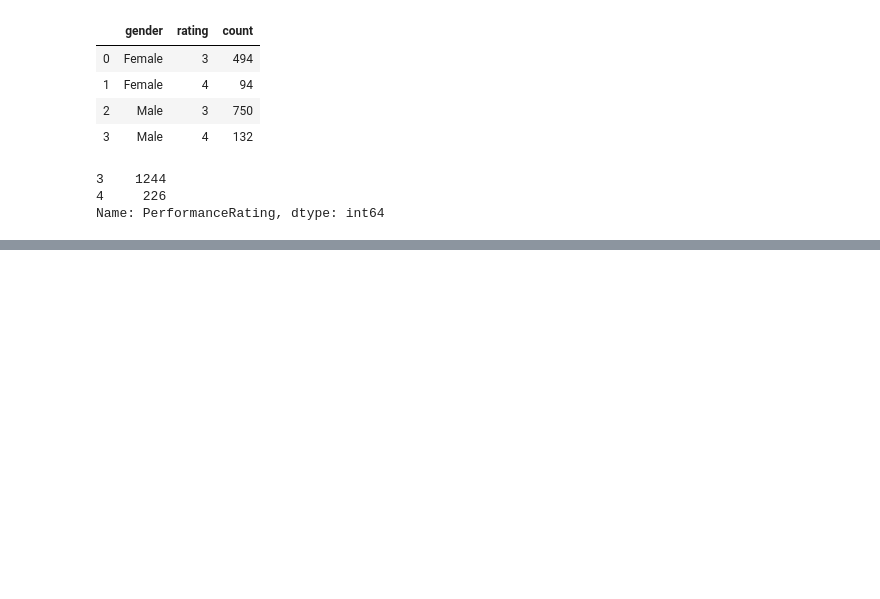
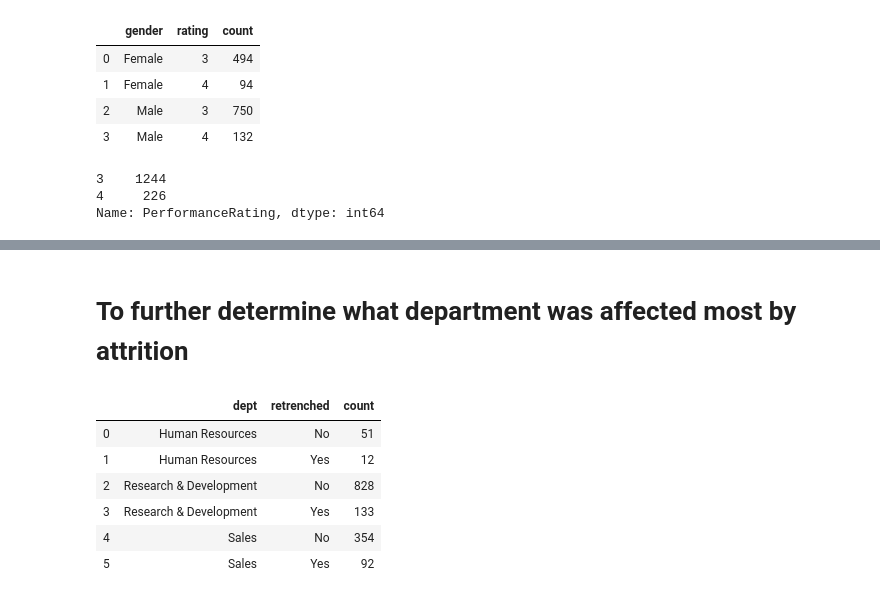
Before and after one commit to sarai-data-is-life/Project-1-Group-6, a Jupyter notebook: Data_Analysis_Uche.ipynb, the cells around one changed output, grey strips where cells are left out. Drawn from its saved outputs; the diff is of its cells as text; code cells hidden in the pictures; blank space fills up the shorter version.

```diff
--- a/Data_Analysis_Uche.ipynb
+++ b/Data_Analysis_Uche.ipynb
@@ -131,0 +161,16 @@ plt.show()
+# %% [markdown]
+# To further determine what department was affected most by attrition
+# %%
+#Determining the 'Yes' & 'No' tally from the Department column
+dept_field = pd.DataFrame(raw_df.groupby(['Department', 'Attrition'])['DailyRate'].count())
+dept_field.reset_index(inplace=True)
+dept_field.columns = ['dept', 'retrenched', 'count']
+dept_field
+# %% [output]
+|  | dept | retrenched | count |
+| 0 | Human Resources | No | 51 |
+| 1 | Human Resources | Yes | 12 |
+| 2 | Research & Development | No | 828 |
+| 3 | Research & Development | Yes | 133 |
+| 4 | Sales | No | 354 |
+| 5 | Sales | Yes | 92 |
```
Also changed, not shown: parts of 29 cells of this notebook, 2 other files.
